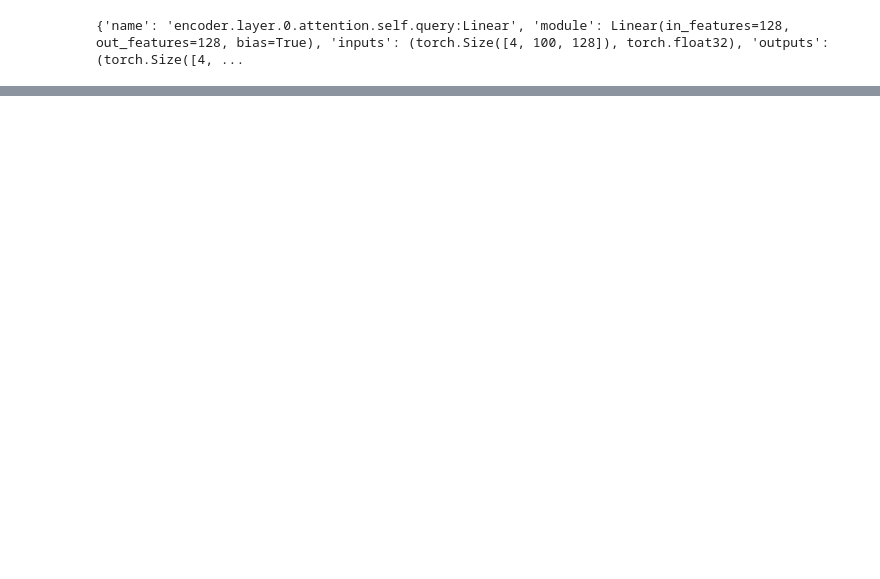
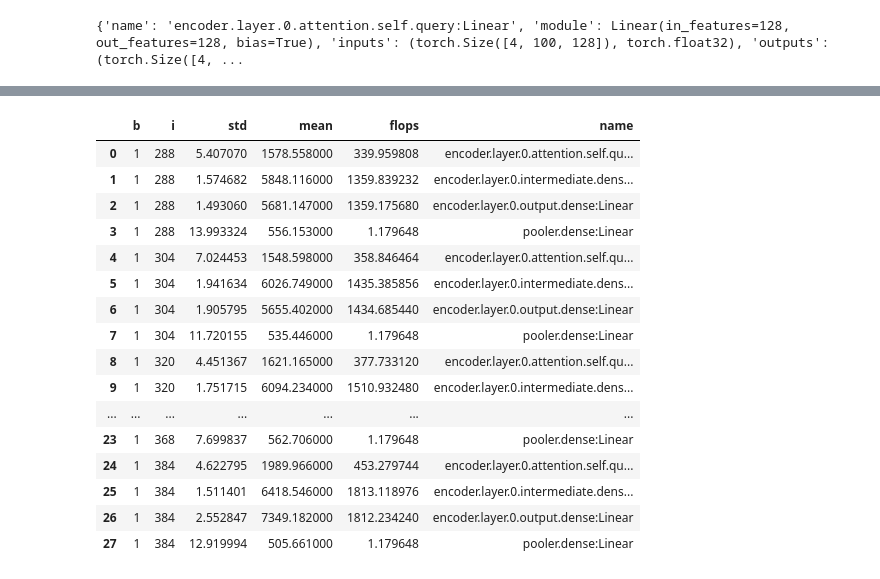
Before and after one commit to Vanessa96/DetecTor, a Jupyter notebook: trace_cg.ipynb, the cells around one changed output, grey strips where cells are left out. Saved outputs shown, nothing was run; the diff lists cells and outputs as text; code cells hidden in the pictures; blank space fills up the shorter version.

```diff
--- a/trace_cg.ipynb
+++ b/trace_cg.ipynb
@@ -131,0 +172,3 @@ mo=model.eval()
+# %%
+res_np = res.to_numpy()
+energy_np = energy.to_numpy()
@@ -131,0 +191,3 @@ mo=model.eval()
+# %%
+res_t = res_np[:, 0]
+energy_t = energy_np[:, 0]
@@ -131,0 +278,33 @@ mo=model.eval()
+# %%
+batch_sizes = []
+seq_lens = []
+stds = []
+means = []
+flops = []
+names = []
+
+for bs in list(range(2, 34, 2)) + [1]:
+    for seq_len in range(16, 400, 16):
+        prof_file = Path(f'data/mlexp/{model_name}_{level}_r{runs}_b{bs}_i{seq_len}.json')
+        if not prof_file.exists():
+            continue
+        with open(prof_file) as f:
+            prof_info = json.load(f)
+
+        for prof_item in prof_info:
+            energy_runs = []
+            for r in range(1, runs+1):
+                energy_s = bisect.bisect_right(energy_t, prof_item[f'start_{r}'])
+                energy_e = bisect.bisect_right(energy_t, prof_item[f'end_{r}'])
+                energy_r = energy[energy_s:energy_e]['value'].sum()
+                energy_runs.append(energy_r)
+            std_percent = np.std(energy_runs) / np.mean(energy_runs)*100
+            mean = np.mean(energy_runs)
+            batch_sizes.append(bs)
+            seq_lens.append(seq_len)
+            stds.append(std_percent)
+            means.append(mean)
+            flops.append(prof_item['flops']/1e6)
+            names.append(prof_item['name'])
+
+            print(f"b{bs},i{seq_len}:{prof_item['type']}, {std_percent:.1f}%, {mean/10:.2f} J, {prof_item['flops']/1e6:.2f} MFlops {prof_item['name']}")
@@ -131,0 +329,23 @@ mo=model.eval()
+# %%
+info = pd.DataFrame(data={'b': batch_sizes, 'i': seq_lens, 'std': stds, 'mean': means, 'flops': flops, 'name': names})
+# %%
+pd.set_option('display.max_rows', 300)
+info
+# %% [output]
+|  | b | i | std | mean | flops | name |
+| 0 | 1 | 288 | 5.407070 | 1578.558000 | 339.959808 | encoder.layer.0.attention.self.qu... |
+| 1 | 1 | 288 | 1.574682 | 5848.116000 | 1359.839232 | encoder.layer.0.intermediate.dens... |
+| 2 | 1 | 288 | 1.493060 | 5681.147000 | 1359.175680 | encoder.layer.0.output.dense:Linear |
+| 3 | 1 | 288 | 13.993324 | 556.153000 | 1.179648 | pooler.dense:Linear |
+| 4 | 1 | 304 | 7.024453 | 1548.598000 | 358.846464 | encoder.layer.0.attention.self.qu... |
+| 5 | 1 | 304 | 1.941634 | 6026.749000 | 1435.385856 | encoder.layer.0.intermediate.dens... |
+| 6 | 1 | 304 | 1.905795 | 5655.402000 | 1434.685440 | encoder.layer.0.output.dense:Linear |
+| 7 | 1 | 304 | 11.720155 | 535.446000 | 1.179648 | pooler.dense:Linear |
+| 8 | 1 | 320 | 4.451367 | 1621.165000 | 377.733120 | encoder.layer.0.attention.self.qu... |
+| 9 | 1 | 320 | 1.751715 | 6094.234000 | 1510.932480 | encoder.layer.0.intermediate.dens... |
+| ... | ... | ... | ... | ... | ... | ... |
+| 23 | 1 | 368 | 7.699837 | 562.706000 | 1.179648 | pooler.dense:Linear |
+| 24 | 1 | 384 | 4.622795 | 1989.966000 | 453.279744 | encoder.layer.0.attention.self.qu... |
+| 25 | 1 | 384 | 1.511401 | 6418.546000 | 1813.118976 | encoder.layer.0.intermediate.dens... |
+| 26 | 1 | 384 | 2.552847 | 7349.182000 | 1812.234240 | encoder.layer.0.output.dense:Linear |
+| 27 | 1 | 384 | 12.919994 | 505.661000 | 1.179648 | pooler.dense:Linear |
```
Also changed, not shown: parts of 23 cells of this notebook, 2 other files.
